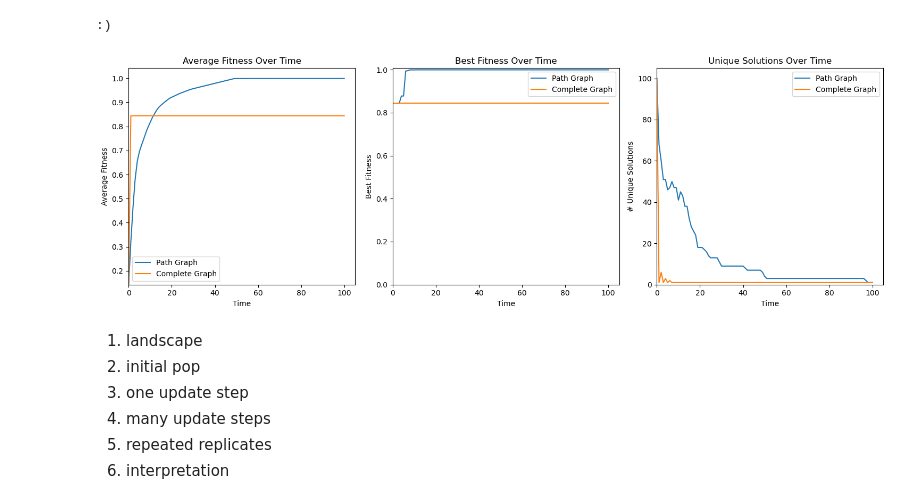
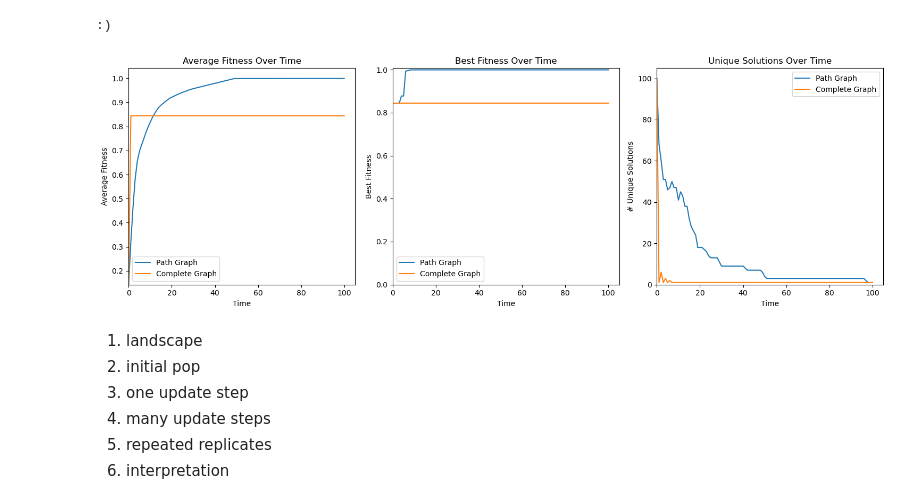
Before and after one commit to caleb-chandler/cnet5052_sp26, a Jupyter notebook: assignments/assignment04/assignment04.ipynb, the cells around one changed output. Drawn from its saved outputs; the diff is of its cells as text; code cells hidden in the pictures.

Commit message:
plotting done for pt e

```diff
--- a/assignments/assignment04/assignment04.ipynb
+++ b/assignments/assignment04/assignment04.ipynb
@@ -535,7 +535,7 @@ else:
 # %% [output]
 :)
 # %%
-# --- implementation ---
+# --- pt d single run ---
 
 path, cmpl = run_sim(100, 100, seed=2)
 
@@ -544,6 +544,7 @@ quantity_history = []
 for t in range(len(path)): # path == cmpl and is indexed by time
     p_stats, c_stats = check_quantities(t, path, cmpl)
     quantity_history.append((p_stats, c_stats))
+
 
 # --- plotting ---
 
@@ -562,33 +563,33 @@ fig, ax = plt.subplots(1, 3, figsize=(15, 5))
 ax[0].plot(times, path_avg, label='Path Graph')
 ax[0].plot(times, cmpl_avg, label='Complete Graph')
 ax[0].set_title('Average Fitness Over Time')
 ax[0].set_xlabel('Time')
 ax[0].set_ylabel('Average Fitness')
 ax[0].set_xlim(left=0)
 ax[0].set_ylim(bottom=min(path_avg))
 ax[0].legend()
 
 # best fitness
 ax[1].plot(times, path_best, label='Path Graph')
 ax[1].plot(times, cmpl_best, label='Complete Graph')
 ax[1].set_title('Best Fitness Over Time')
 ax[1].set_xlabel('Time')
 ax[1].set_ylabel('Best Fitness')
 ax[1].set_xlim(left=0)
 ax[1].set_ylim(bottom=0)
-ax[1].legend()
+ax[1].legend(loc='lower left')
 
 # unique solutions
 ax[2].plot(times, path_unique, label='Path Graph')
 ax[2].plot(times, cmpl_unique, label='Complete Graph')
 ax[2].set_title('Unique Solutions Over Time')
 ax[2].set_xlabel('Time')
 ax[2].set_ylabel('# Unique Solutions')
 ax[2].set_xlim(left=0)
 ax[2].set_ylim(bottom=0)
 ax[2].legend()
 
 plt.tight_layout()
-plt.savefig('imgs/quantities_over_time.png')
+plt.savefig(f'imgs/quantities_over_time.png')
 # %% [output]
-[figure, old version]
+[figure, new version]
```
Also changed, not shown: parts of 1 cell of this notebook, 1 other file.
